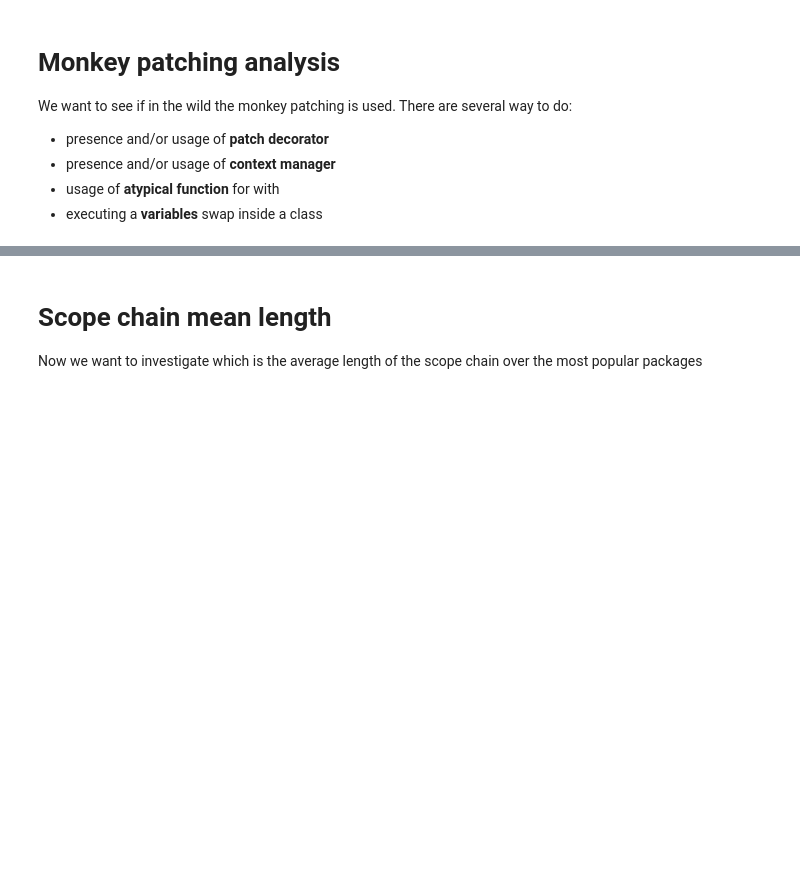
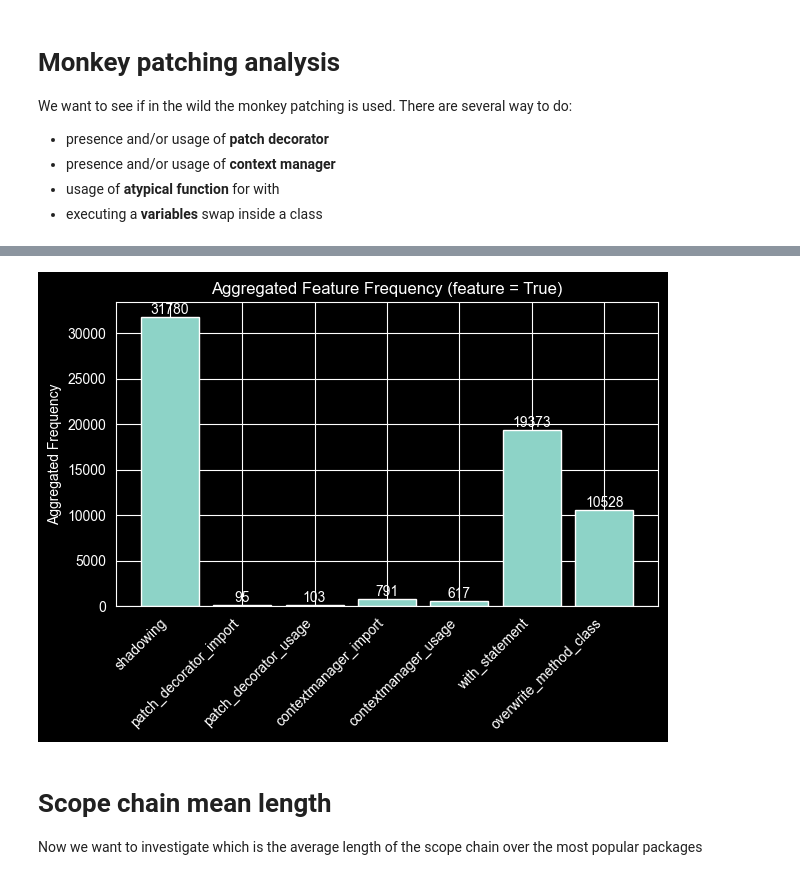
Before and after one commit to denisG99/ATCNS-Supply-Chain-Attack, a Jupyter notebook: analysis.ipynb, the cells around one changed output, grey strips where cells are left out. Saved outputs shown, nothing was run; the diff lists cells and outputs as text; code cells hidden in the pictures; blank space fills up the shorter version.

Commit message:
ADD some plot

```diff
--- a/analysis.ipynb
+++ b/analysis.ipynb
@@ -132,0 +139,20 @@ There are 10528 packages with local imports over the total of 49989 packages(21.
+# %%
+# keeps packages where shadowing has been detected
+filtered = {k: v for k, v in data.items() if v.get("shadowing") == "true"}
+# %%
+# wangle data in a way to be able to have the frequencies of each combination
+cols = list(filtered["boto3"].keys())[4: ]
+
+df = pd.DataFrame([list(filtered[k].values())[4: ] for k in filtered.keys()], columns=cols, index=list(filtered.keys()))
+
+# compute combination frequencies
+#count_gb = df.groupby(cols)['overwrite_method_class'].count()
+count_gb = df.groupby(cols)['shadowing'].count()
+df_combinations = df.groupby(cols).count()
+
+df_combinations['freq'] = list(count_gb)
+df_combinations.reset_index(inplace=True)
+
+del df, count_gb
+
+df_combinations.sort_values(by='freq', ascending=False)
@@ -133,3 +229,7 @@ There are 10528 packages with local imports over the total of 49989 packages(21.
+# %%
+aggregated_bar(df_combinations)
+# %% [output]
+[figure, added]
 # %% [markdown]
 # Scope chain mean length
 
```
Also changed, not shown: parts of 15 cells of this notebook.
